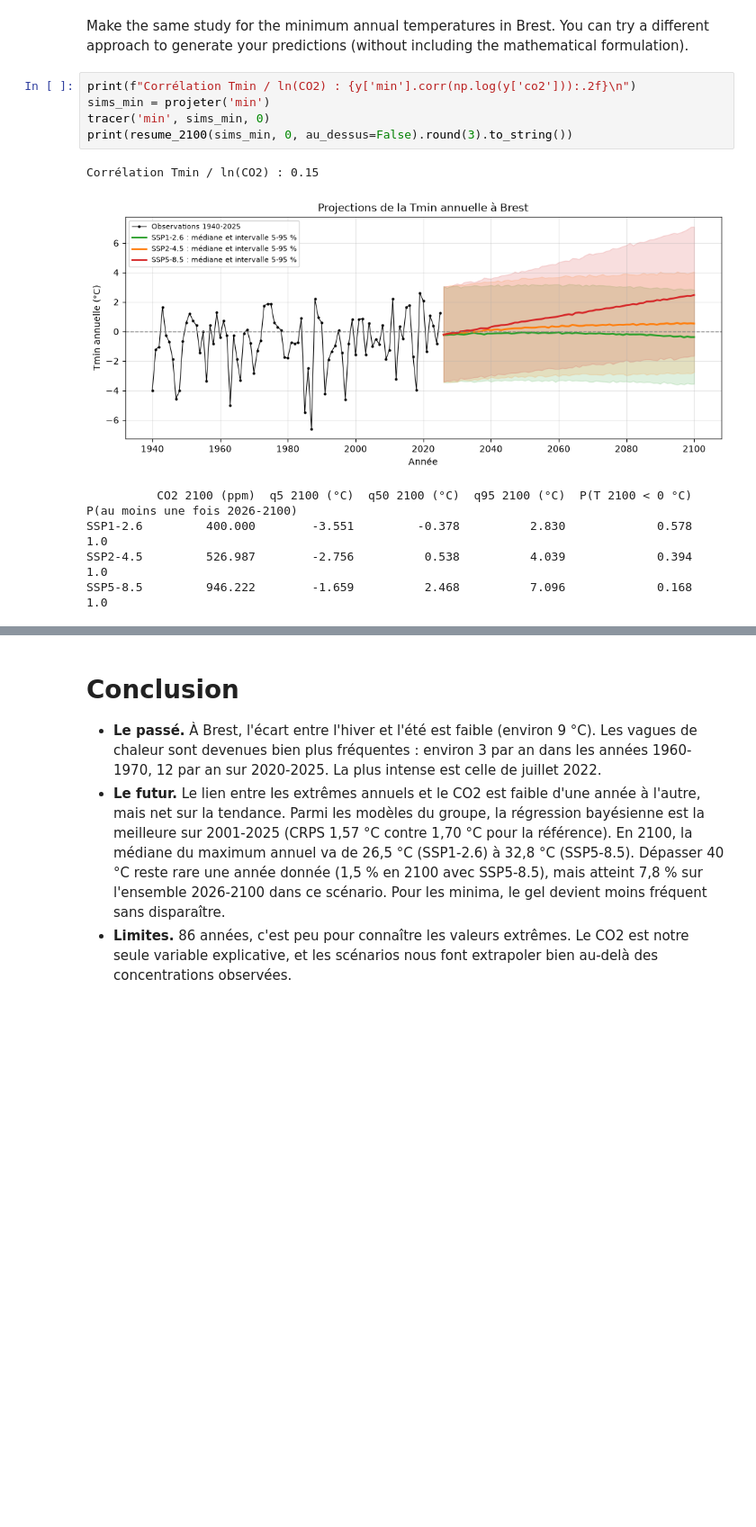
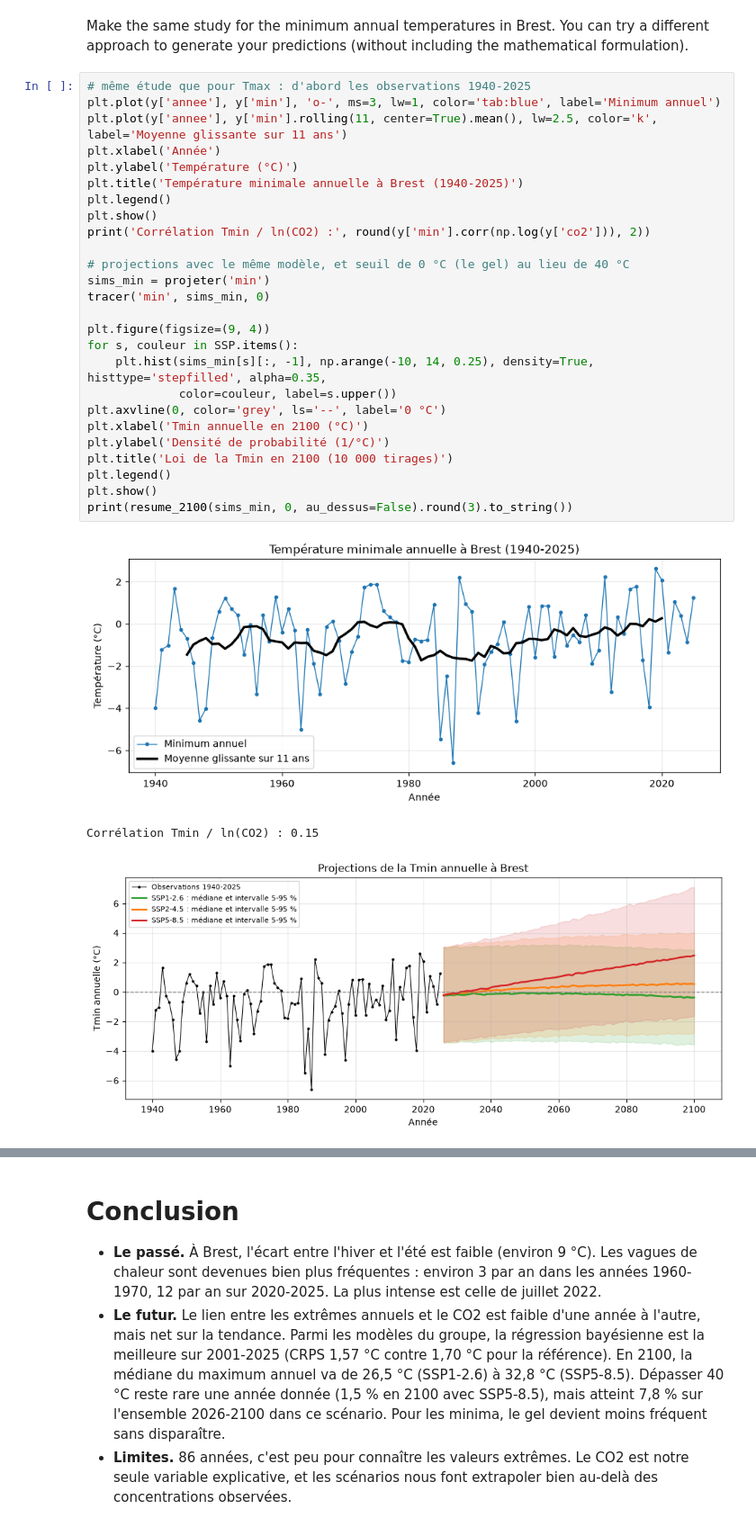
Before and after one commit to eliashas/mini-projet-stochastique, a Jupyter notebook: rendu_final_concis/rendu_final_groupe.ipynb, the cells around one changed output, grey strips where cells are left out. Shown at 90% size. Drawn from its saved outputs; the diff is of its cells as text; blank space fills up the shorter version.

Commit message:
Rendu concis : question 5 complète (graphe Tmin 1940-2025, histogramme 2100, seuil de 0 °C justifié)

```diff
--- a/rendu_final_concis/rendu_final_groupe.ipynb
+++ b/rendu_final_concis/rendu_final_groupe.ipynb
@@ -537,15 +537,33 @@ Il faut prendre ces chiffres avec prudence : 40 °C est loin de tout ce qu'on a
 extrapole jusqu'à 946 ppm alors qu'on n'a vu que 310 à 428 ppm. Le CO2 est aussi la seule entrée du modèle.
 # %% [markdown]
 Make the same study for the minimum annual temperatures in Brest. You can try a different approach to generate your predictions (without including the mathematical formulation).
-# %%
-print(f"Corrélation Tmin / ln(CO2) : {y['min'].corr(np.log(y['co2'])):.2f}\n")
-sims_min = projeter('min')
-tracer('min', sims_min, 0)
-print(resume_2100(sims_min, 0, au_dessus=False).round(3).to_string())
-# %% [output]
-Corrélation Tmin / ln(CO2) : 0.15
-[figure, removed]
-          CO2 2100 (ppm)  q5 2100 (°C)  q50 2100 (°C)  q95 2100 (°C)  P(T 2100 < 0 °C)  P(au moins une fois 2026-2100)
-SSP1-2.6         400.000        -3.551         -0.378          2.830             0.578                             1.0
-SSP2-4.5         526.987        -2.756          0.538          4.039             0.394                             1.0
-SSP5-8.5         946.222        -1.659          2.468          7.096             0.168                             1.0
+# %%
+# même étude que pour Tmax : d'abord les observations 1940-2025
+plt.plot(y['annee'], y['min'], 'o-', ms=3, lw=1, color='tab:blue', label='Minimum annuel')
+plt.plot(y['annee'], y['min'].rolling(11, center=True).mean(), lw=2.5, color='k', label='Moyenne glissante sur 11 ans')
+plt.xlabel('Année')
+plt.ylabel('Température (°C)')
+plt.title('Température minimale annuelle à Brest (1940-2025)')
+plt.legend()
+plt.show()
+print('Corrélation Tmin / ln(CO2) :', round(y['min'].corr(np.log(y['co2'])), 2))
+
+# projections avec le même modèle, et seuil de 0 °C (le gel) au lieu de 40 °C
+sims_min = projeter('min')
+tracer('min', sims_min, 0)
+
+plt.figure(figsize=(9, 4))
+for s, couleur in SSP.items():
+    plt.hist(sims_min[s][:, -1], np.arange(-10, 14, 0.25), density=True, histtype='stepfilled', alpha=0.35,
+             color=couleur, label=s.upper())
+plt.axvline(0, color='grey', ls='--', label='0 °C')
+plt.xlabel('Tmin annuelle en 2100 (°C)')
+plt.ylabel('Densité de probabilité (1/°C)')
+plt.title('Loi de la Tmin en 2100 (10 000 tirages)')
+plt.legend()
+plt.show()
+print(resume_2100(sims_min, 0, au_dessus=False).round(3).to_string())
+# %% [output]
+[figure, added]
+Corrélation Tmin / ln(CO2) : 0.15
+[figure, added]
```
Also changed, not shown: parts of 2 cells of this notebook, 2 other files.
